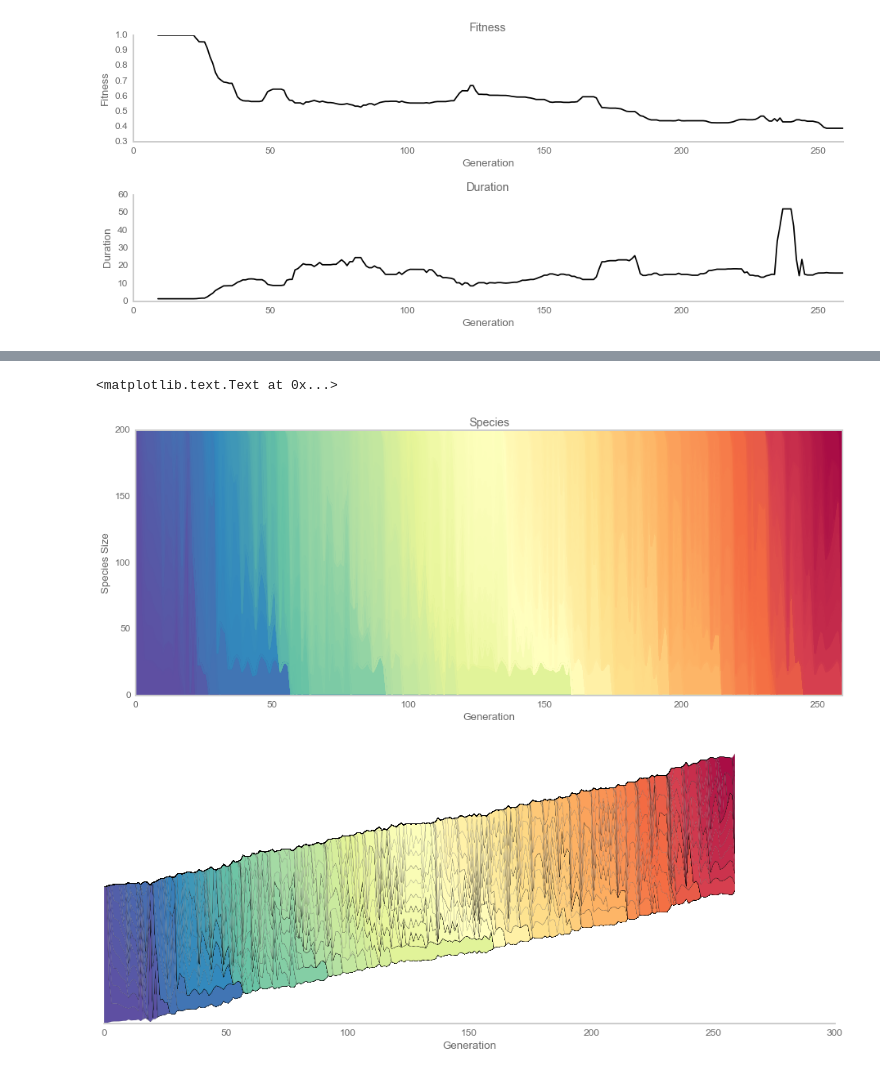
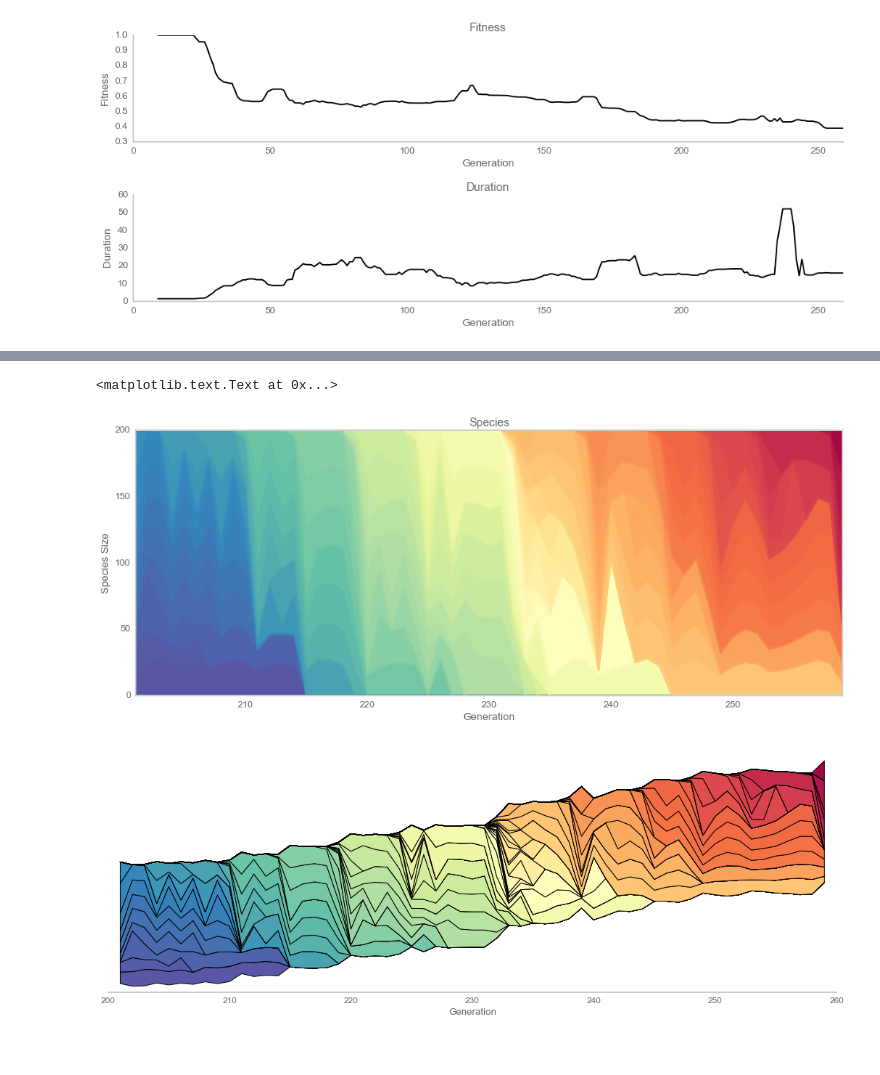
Before and after one commit to BarkingMouseStudio/unity-experiments, a Jupyter notebook: Fitness.ipynb, the cells around one changed output, grey strips where cells are left out. Saved outputs shown, nothing was run; the diff lists cells and outputs as text; code cells hidden in the pictures.

```diff
--- a/Fitness.ipynb
+++ b/Fitness.ipynb
@@ -43,4 +43,6 @@ sns.despine()
 [figure]
 # %%
 data = pd.read_csv("Assets/.logs/species.csv", header=None, names=["generation", "species", "size", "fitness"])
-df = data.groupby(["generation", "species"])["size"].first().unstack("species").fillna(0)
+data = data[data["generation"] > 200]
+df = data.groupby(["generation", "species"])["size"].mean().unstack("species").fillna(0)
+df
@@ -52,23 +74,23 @@ ax.set_xlabel("Generation")
 ax.set_ylabel("Species Size")
 # %% [output]
 <matplotlib.text.Text at 0x...>
-[figure, old version]
+[figure, new version]
 # %%
 from matplotlib import transforms
 
 X = df.index.values
 Y = [df[c] for c in df.columns.values]
 
-fig = plt.figure(figsize=(16, 6))
+fig = plt.figure(figsize=(18, 6))
 ax = fig.add_subplot(111)
 
 palette = sns.color_palette("Spectral_r", len(df.columns.values))
-plt.stackplot(X, *Y, colors=palette, baseline="wiggle", linewidths=0.1)
+plt.stackplot(X, *Y, colors=palette, baseline="wiggle", linewidths=1)
 
 ax.set_xlabel("Generation")
 ax.set_ylabel("Species Size")
 ax.get_yaxis().set_visible(False)
 
 sns.despine(left=True, trim=True)
 # %% [output]
-[figure, old version]
+[figure, new version]
```
Also changed, not shown: parts of 1 cell of this notebook, 10 other files.
